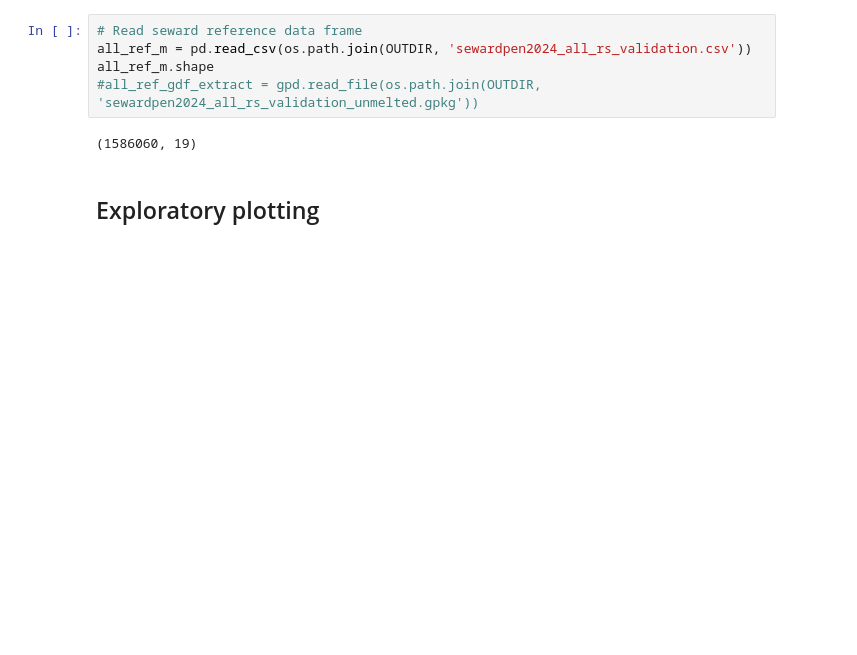
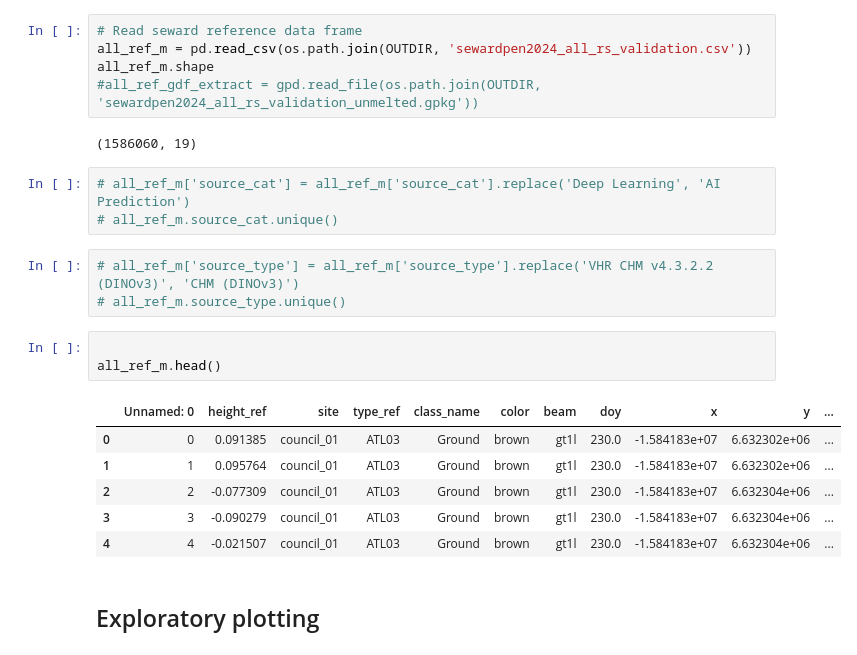
Before and after one commit to nasa-nccs-hpda/above-shrubs, a Jupyter notebook: notebooks/field_analysis_plotting_v3.ipynb, the cells around one changed output. Saved outputs shown, nothing was run; the diff lists cells and outputs as text; blank space fills up the shorter version.

```diff
--- a/notebooks/field_analysis_plotting_v3.ipynb
+++ b/notebooks/field_analysis_plotting_v3.ipynb
@@ -69,6 +55,22 @@ all_ref_m.shape
 #all_ref_gdf_extract = gpd.read_file(os.path.join(OUTDIR, 'sewardpen2024_all_rs_validation_unmelted.gpkg'))
 # %% [output]
 (1586060, 19)
+# %%
+# all_ref_m['source_cat'] = all_ref_m['source_cat'].replace('Deep Learning', 'AI Prediction')
+# all_ref_m.source_cat.unique()
+# %%
+# all_ref_m['source_type'] = all_ref_m['source_type'].replace('VHR CHM v4.3.2.2 (DINOv3)', 'CHM (DINOv3)')
+# all_ref_m.source_type.unique()
+# %%
+
+all_ref_m.head()
+# %% [output]
+|  | Unnamed: 0 | height_ref | site | type_ref | class_name | color | beam | doy | x | y | ... |
+| 0 | 0 | 0.091385 | council_01 | ATL03 | Ground | brown | gt1l | 230.0 | -1.584183e+07 | 6.632302e+06 | ... |
+| 1 | 1 | 0.095764 | council_01 | ATL03 | Ground | brown | gt1l | 230.0 | -1.584183e+07 | 6.632302e+06 | ... |
+| 2 | 2 | -0.077309 | council_01 | ATL03 | Ground | brown | gt1l | 230.0 | -1.584183e+07 | 6.632304e+06 | ... |
+| 3 | 3 | -0.090279 | council_01 | ATL03 | Ground | brown | gt1l | 230.0 | -1.584183e+07 | 6.632304e+06 | ... |
+| 4 | 4 | -0.021507 | council_01 | ATL03 | Ground | brown | gt1l | 230.0 | -1.584183e+07 | 6.632304e+06 | ... |
 # %% [markdown]
 ## Exploratory plotting
 # %%
```
Also changed, not shown: parts of 10 cells of this notebook, 7 other files.
